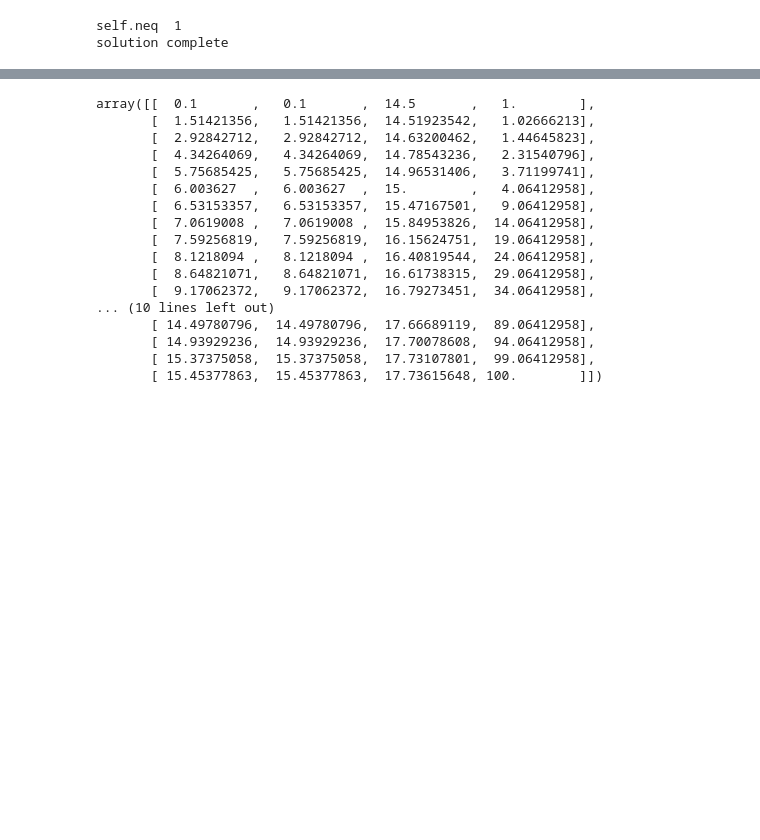
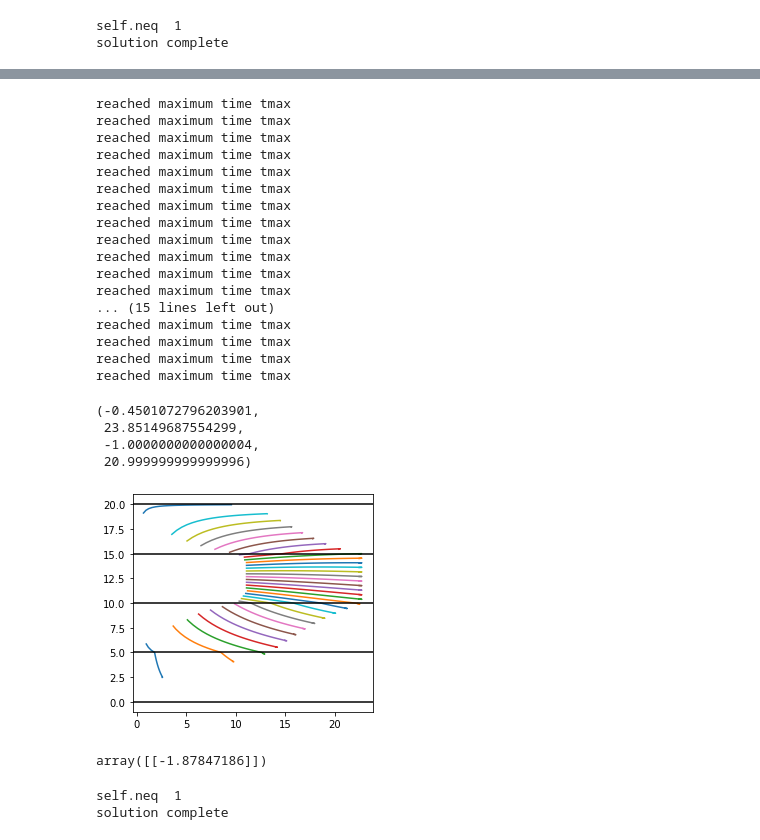
Before and after one commit to mbakker7/ttim, a Jupyter notebook: notebooks/pathline_trace.ipynb, the cells around one changed output, grey strips where cells are left out. Drawn from its saved outputs; the diff is of its cells as text; code cells hidden in the pictures; blank space fills up the shorter version.

Commit message:
expanded the pathline_trace notebook

```diff
--- a/notebooks/pathline_trace.ipynb
+++ b/notebooks/pathline_trace.ipynb
@@ -217,20 +209,52 @@ reached maximum time tmax
-# %%
-timtrace['trace']
-# %% [output]
-array([[  0.1       ,   0.1       ,  14.5       ,   1.        ],
-       [  1.51421356,   1.51421356,  14.51923542,   1.02666213],
-       [  2.92842712,   2.92842712,  14.63200462,   1.44645823],
-       [  4.34264069,   4.34264069,  14.78543236,   2.31540796],
-       [  5.75685425,   5.75685425,  14.96531406,   3.71199741],
-       [  6.003627  ,   6.003627  ,  15.        ,   4.06412958],
-       [  6.53153357,   6.53153357,  15.47167501,   9.06412958],
-       [  7.0619008 ,   7.0619008 ,  15.84953826,  14.06412958],
-       [  7.59256819,   7.59256819,  16.15624751,  19.06412958],
-       [  8.1218094 ,   8.1218094 ,  16.40819544,  24.06412958],
-       [  8.64821071,   8.64821071,  16.61738315,  29.06412958],
-       [  9.17062372,   9.17062372,  16.79273451,  34.06412958],
-... (10 lines left out)
-       [ 14.49780796,  14.49780796,  17.66689119,  89.06412958],
-       [ 14.93929236,  14.93929236,  17.70078608,  94.06412958],
-       [ 15.37375058,  15.37375058,  17.73107801,  99.06412958],
-       [ 15.45377863,  15.45377863,  17.73615648, 100.        ]])
+# %%
+xyztend2 = []
+for xyzts in xyztend1:
+    xs, ys, zs, ts = xyzts
+    timtrace = timtraceline(ml, xs, ys, zs, tstart=100 + 0.01, delt=5, tmax=200, nstepmax=40, hstepmax=2)
+    xyzt = timtrace['trace']
+    xyztend2.append(xyzt[-1])
+    plt.plot(xyzt[:, 0], xyzt[:, 2])
+for y in [0, 5, 10, 15, 20]:
+    plt.axhline(y, color='k')
+plt.axis('scaled')
+# %% [output]
+reached maximum time tmax
+reached maximum time tmax
+reached maximum time tmax
+reached maximum time tmax
+reached maximum time tmax
+reached maximum time tmax
+reached maximum time tmax
+reached maximum time tmax
+reached maximum time tmax
+reached maximum time tmax
+reached maximum time tmax
+reached maximum time tmax
+... (15 lines left out)
+reached maximum time tmax
+reached maximum time tmax
+reached maximum time tmax
+reached maximum time tmax
+(-0.4501072796203901,
+ 23.85149687554299,
+ -1.0000000000000004,
+ 20.999999999999996)
+[figure, added]
+# %%
+w.headinside(200)
+# %% [output]
+array([[-1.87847186]])
+# %%
+Q = 100
+npor = 0.3
+k = 10
+H = 10
+T = k * H
+Ss = 1e-4
+S = Ss * H
+ml = ModelMaq(kaq=[k], z=[H, 0], Saq=[Ss], tmin=0.001, tmax=1000, M=10)
+w = Well(ml, xw=0, yw=0, tsandQ=[(0, -Q), (100, Q), (200, -Q), (300, Q)])
+ml.solve()
+# %% [output]
+self.neq  1
+solution complete
```
Also changed, not shown: parts of 7 cells of this notebook, 1 other file.
